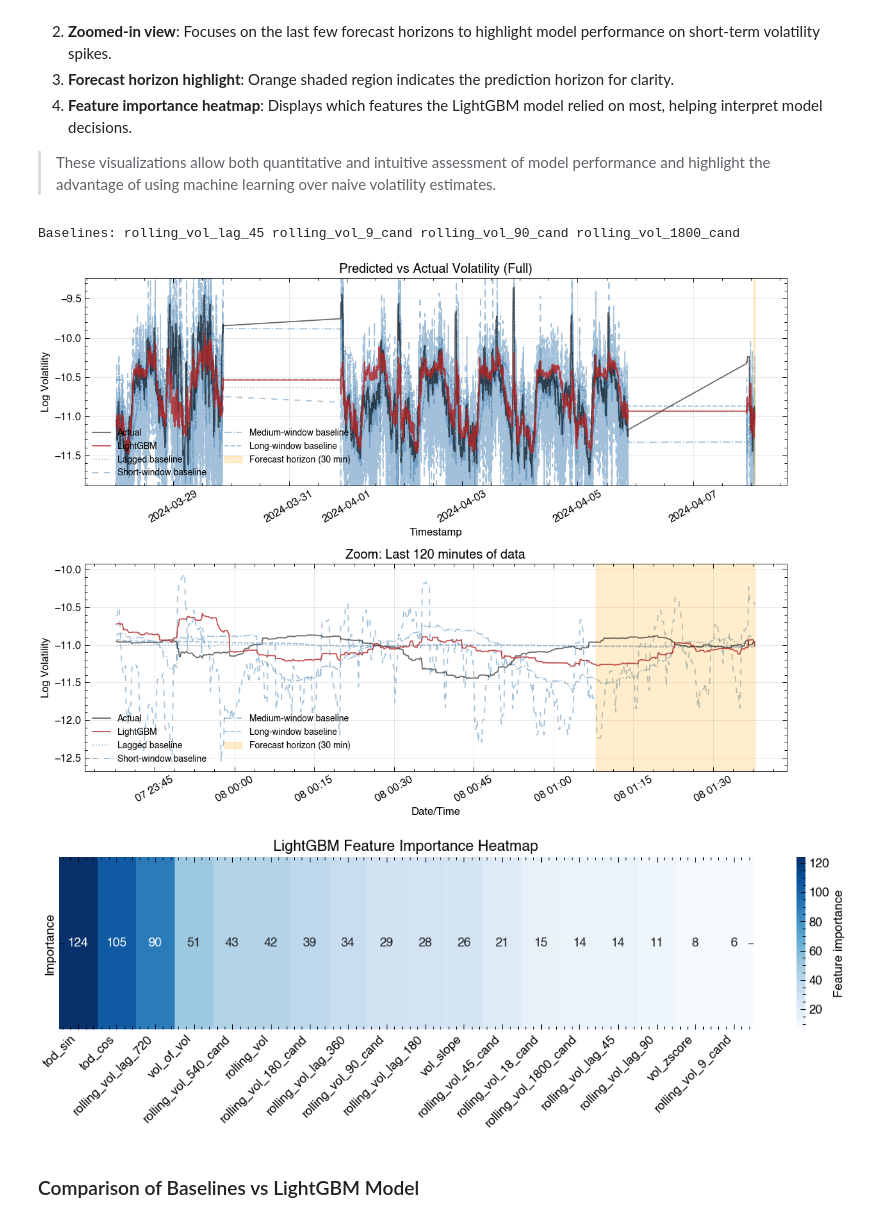
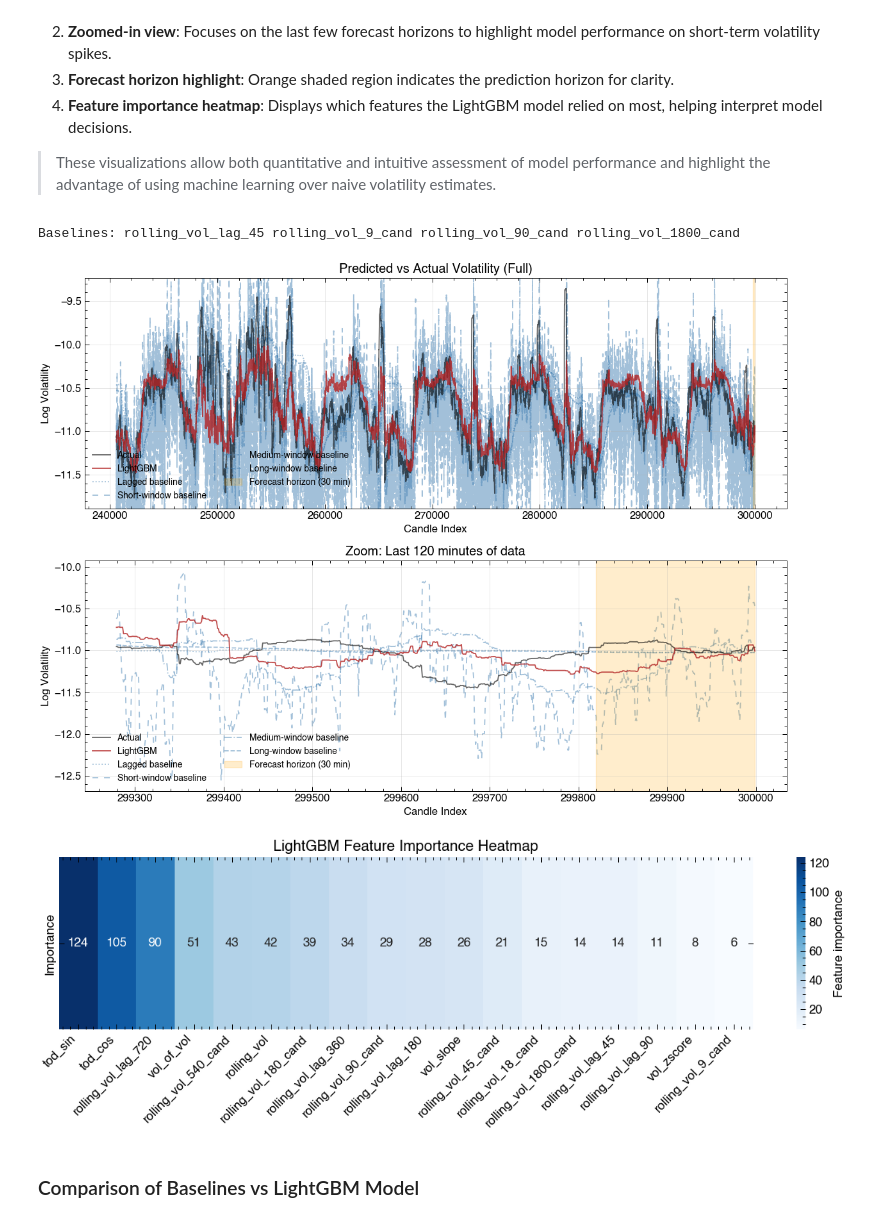
Before and after one commit to dominicjtaylor/fx-volatility-forecasting, a Jupyter notebook: notebooks/volatility_forecasting.ipynb, the cells around one changed output. Saved outputs shown, nothing was run; the diff lists cells and outputs as text; code cells hidden in the pictures.

```diff
--- a/notebooks/volatility_forecasting.ipynb
+++ b/notebooks/volatility_forecasting.ipynb
@@ -528,7 +528,7 @@ baseline_alpha = 0.5
 x_test = df.index[-len(y_test):]
 
 # Plot
-fig, ax = plt.subplots(2, 1, figsize=(12,9))
+fig, ax = plt.subplots(2, 1, figsize=(12,8))
 
 # Full series
 ax[0].plot(x_test, y_test, label='Actual', color=actual_color, alpha=actual_alpha)
@@ -542,7 +542,6 @@ ax[0].set_title('Predicted vs Actual Volatility (Full)')
 ax[0].legend(loc='upper left',ncols=2)
 ax[0].grid(True,alpha=0.3)
 ylims = ax[0].get_ylim()
-plt.xticks(rotation=30)
 
 # Desired zoom duration in seconds (e.g., 5×forecast_horizon)
 zoom_seconds = 4 * forecast_horizon
@@ -553,6 +552,9 @@ start_time = end_time - np.timedelta64(int(zoom_seconds), 's')
 
 # Find the index in x_test that is the first >= start_time
 start_zoom_idx = np.searchsorted(x_test, start_time)
+
+# start_zoom_idx = np.arange(0,len(y_test))[-1]-(4*H)
+# print(start_zoom_idx)
 
 # Slice data for zoomed view
 x_zoom = x_test[start_zoom_idx:]
@@ -646,7 +649,8 @@ model_alpha = 0.8
 baseline_alpha = 0.5
 
 # Reindex x-axis for the test set
-x_test = df['timestamp'].iloc[-len(y_test):].values
+# x_test = df['timestamp'].iloc[-len(y_test):].values
+x_test = df.index[-len(y_test):]
 
 # Plot
 fig, ax = plt.subplots(2, 1, figsize=(12,9))
@@ -662,23 +666,25 @@ for name, pred in baselines.items():
 # Shade forecast horizon
 ax[0].axvspan(x_test[-H], x_test[-1], color=horizon_color, alpha=0.2, label='Forecast horizon (%s min)'%str(int(forecast_horizon/60)))
 
-ax[0].set_xlabel('Timestamp')
+ax[0].set_xlabel('Candle Index')
+# ax[0].set_xlabel('Timestamp')
 ax[0].set_ylabel('Log Volatility')
 ax[0].set_title('Predicted vs Actual Volatility (Full)')
-ax[0].legend(loc='lower left',ncols=2)
+ax[0].legend(loc='upper left',ncols=2)
 ax[0].grid(True,alpha=0.3)
 ax[0].set_ylim(ylims[0],ylims[1])
-plt.xticks(rotation=30)
 
 # Desired zoom duration in seconds (e.g., 5×forecast_horizon)
 zoom_seconds = 4 * forecast_horizon
 
-# Compute elapsed time from the last timestamp
-end_time = x_test[-1]
-start_time = end_time - np.timedelta64(int(zoom_seconds), 's')
+# # Compute elapsed time from the last timestamp
+# end_time = x_test[-1]
+# start_time = end_time - np.timedelta64(int(zoom_seconds), 's')
 
-# Find the index in x_test that is the first >= start_time
-start_zoom_idx = np.searchsorted(x_test, start_time)
+# # Find the index in x_test that is the first >= start_time
+# start_zoom_idx = np.searchsorted(x_test, start_time)
+
+start_zoom_idx = np.arange(0,len(y_test))[-1]-(4*H)
 
 # Slice data for zoomed view
 x_zoom = x_test[start_zoom_idx:]
@@ -695,42 +701,42 @@ for name, pred in baselines.items():
 # Forecast horizon shading: last H candles
 ax[1].axvspan(x_zoom[-H], x_zoom[-1], color=horizon_color, alpha=0.2, label='Forecast horizon (%s min)'%str(int(forecast_horizon/60)))
 
-ax[1].set_xlabel('Date/Time')
+ax[1].set_xlabel('Candle Index')
+# ax[1].set_xlabel('Date/Time')
 ax[1].set_ylabel('Log Volatility')
 ax[1].set_title(f'Zoom: Last {zoom_seconds/60:.0f} minutes of data')
-ax[1].legend(loc='lower left',ncols=2)
+ax[1].legend(loc='upper left',ncols=2)
 ax[1].grid(True,alpha=0.3)
-# ax[1].set_xticks(ticks='major',rotation=30)
-plt.setp(ax[0].get_xticklabels(), rotation=30)
-plt.setp(ax[1].get_xticklabels(), rotation=30)
+# plt.setp(ax[0].get_xticklabels(), rotation=30)
+# plt.setp(ax[1].get_xticklabels(), rotation=30)
 plt.tight_layout()
 plt.savefig('../results/plots/predicted_vs_actual_volatility_baseline_compare.png')
 plt.show()
 
 #Feature Importance Heatmap
 importances = ml_model.feature_importances_
 feature_names = feature_cols
 
 # Sort features by importance
 sorted_idx = np.argsort(importances)[::-1]
 
 plt.figure(figsize=(15, 3))
 sns.heatmap(
     np.expand_dims(importances[sorted_idx], axis=0),
     annot=True,
     fmt=".0f",
     cmap="Blues",
     yticklabels=["Importance"],
     xticklabels=np.array(feature_names)[sorted_idx],
     cbar_kws={'label': 'Feature importance'}
 )
 plt.xticks(rotation=45, ha='right')
 plt.title("LightGBM Feature Importance Heatmap")
 plt.savefig('../results/plots/feature_importance_heatmap.png')
 plt.show()
 # %% [output]
 Baselines: rolling_vol_lag_45 rolling_vol_9_cand rolling_vol_90_cand rolling_vol_1800_cand
-[figure, old version]
+[figure, new version]
 [figure]
 # %% [markdown]
 ### Comparison of Baselines vs LightGBM Model
```
Also changed, not shown: parts of 1 cell of this notebook, 4 other files.
